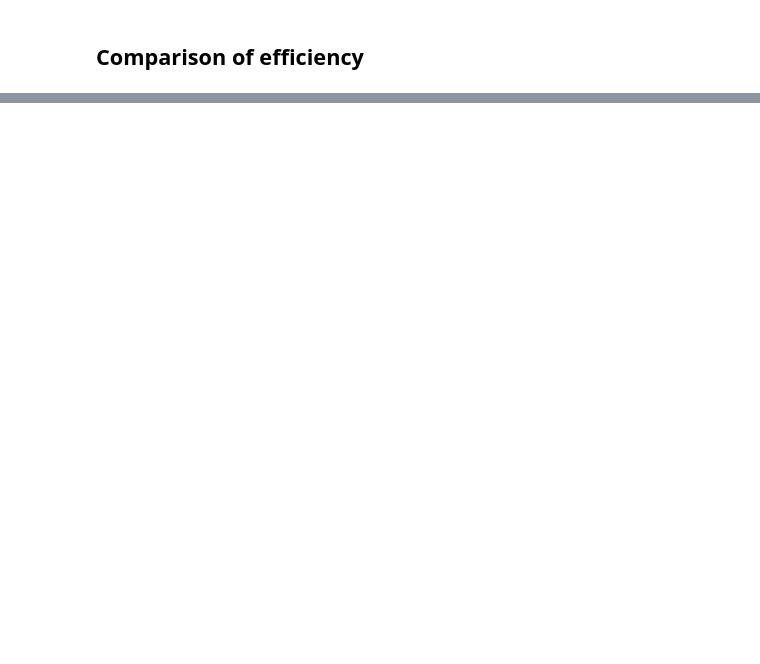
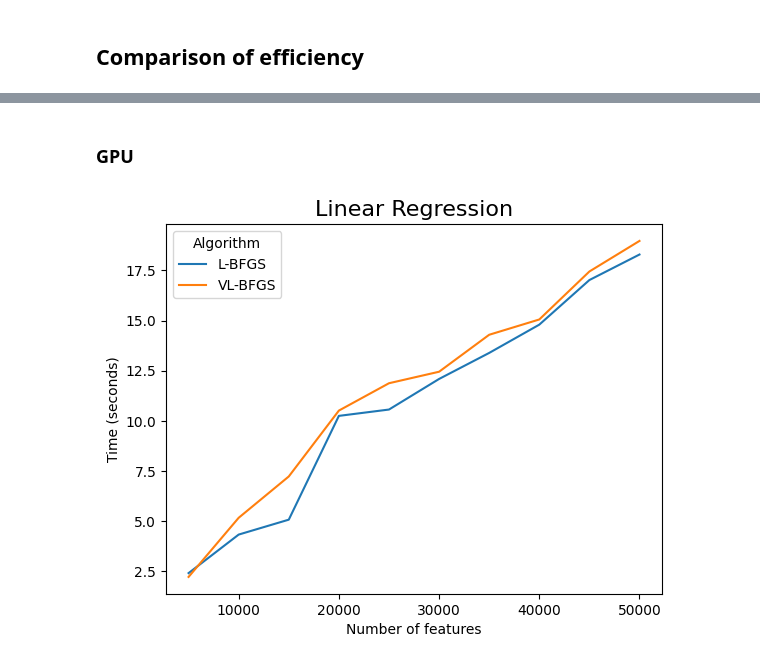
Before and after one commit to agatheminaro/CloudComputing__L-BFGS, a Jupyter notebook: Demo.ipynb, the cells around one changed output, grey strips where cells are left out. Saved outputs shown, nothing was run; the diff lists cells and outputs as text; code cells hidden in the pictures; blank space fills up the shorter version.

```diff
--- a/Demo.ipynb
+++ b/Demo.ipynb
@@ -23,7 +43,7 @@ lbda = 1. / n ** (0.5)
 # Ground truth coefficients of the model
 coefs = (-1) ** idx * np.exp(-idx / 10.)
 # %%
-_A, _b = utils.simulate_data(coefs, n, std=1., corr=0.8, log_reg=False)
+_A, _b = utils_numpy.simulate_data(coefs, n, std=1., corr=0.8, log_reg=False)
 # %% [markdown]
 #### Check of the gradient computation
 # %%
@@ -141,0 +147,2 @@ plt.show()
+# %% [markdown]
+### GPU
@@ -141,0 +154,39 @@ plt.show()
+# %%
+f = utils_torch.loss_linreg
+f_grad = utils_torch.grad_linreg
+# %%
+d_list = np.arange(0, 50001, 5000)
+n = 50000
+lbda = 1. / n ** (0.5)
+
+times_lbfgs = []
+times_vlbfgs = []
+
+for d in tqdm(d_list[1:]):
+    coefs = torch.randn(d)
+    _A, _b = utils_torch.simulate_data(coefs, n)
+
+    x_init = torch.zeros_like(coefs)
+
+    lbfgs_optimizer = lbfgs_torch.LBFGS(f, f_grad, m=10, vector_free=False, max_iter=100, device='cuda:0')
+    _, _, time  = lbfgs_optimizer.fit(x_init, _A, _b, lbda)
+    times_lbfgs.append(time)
+
+    vlbfgs_optimizer = lbfgs_torch.LBFGS(f, f_grad, m=10, vector_free=True, max_iter=100, device="cuda:0")
+    _, _, time = vlbfgs_optimizer.fit(x_init, _A, _b, lbda)
+    times_vlbfgs.append(time)
+
+    del _A
+    del _b
+    del x_init
+    del coefs
+# %%
+plt.plot(d_list[1:], times_lbfgs, label="L-BFGS")
+plt.plot(d_list[1:], times_vlbfgs, label="VL-BFGS")
+plt.title("Linear Regression", fontsize=16)
+plt.legend(title='Algorithm', loc='best')
+plt.xlabel('Number of features')
+plt.ylabel('Time (seconds)')
+plt.show()
+# %% [output]
+[figure, added]
```
Also changed, not shown: parts of 19 cells of this notebook.
